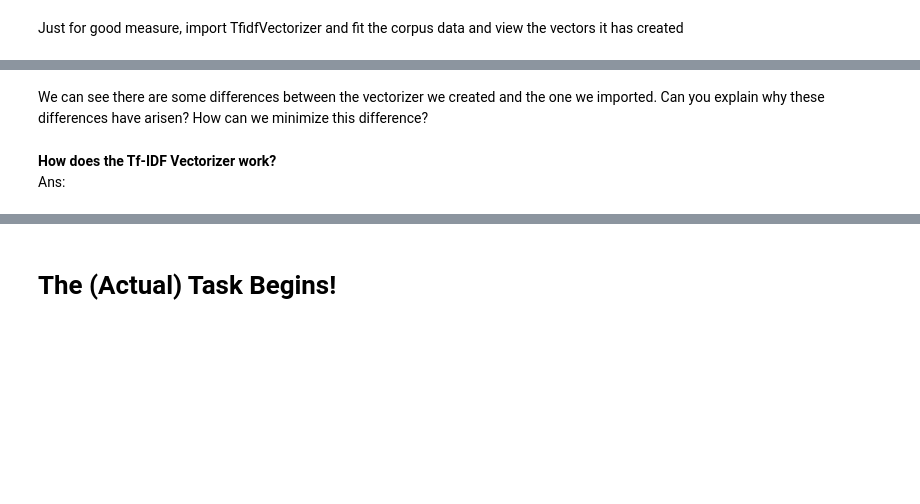
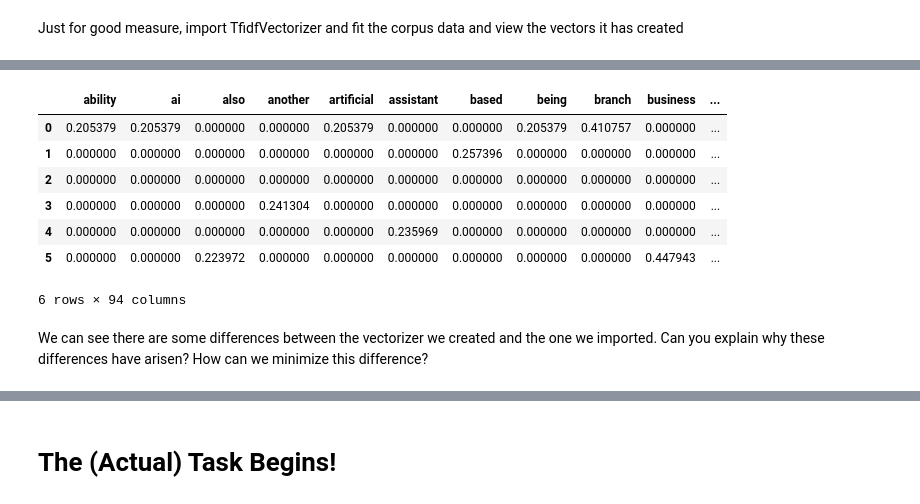
Before and after one commit to dhvanithakkar/Synapse, a Jupyter notebook: SynapseNLP_Week1.ipynb, the cells around one changed output, grey strips where cells are left out. Drawn from its saved outputs; the diff is of its cells as text; code cells hidden in the pictures; blank space fills up the shorter version.

```diff
--- a/SynapseNLP_Week1.ipynb
+++ b/SynapseNLP_Week1.ipynb
@@ -391,3 +449,6 @@ Just for good measure, import TfidfVectorizer and fit the corpus data and view t
 # %%
 from sklearn.feature_extraction.text import TfidfVectorizer
 #ngram_range ad max_features for tf-idf are also important
+tv = TfidfVectorizer()
+y = tv.fit_transform(corp).toarray()
+y[0]
@@ -394,7 +475,15 @@ from sklearn.feature_extraction.text import TfidfVectorizer
 # %%
 #Again, use get_feature_names_out function does and make a dataframe
+y_df = pd.DataFrame(data=y,columns=tv.get_feature_names_out())
+y_df
+# %% [output]
+|  | ability | ai | also | another | artificial | assistant | based | being | branch | business | ... |
+| 0 | 0.205379 | 0.205379 | 0.000000 | 0.000000 | 0.205379 | 0.000000 | 0.000000 | 0.205379 | 0.410757 | 0.000000 | ... |
+| 1 | 0.000000 | 0.000000 | 0.000000 | 0.000000 | 0.000000 | 0.000000 | 0.257396 | 0.000000 | 0.000000 | 0.000000 | ... |
+| 2 | 0.000000 | 0.000000 | 0.000000 | 0.000000 | 0.000000 | 0.000000 | 0.000000 | 0.000000 | 0.000000 | 0.000000 | ... |
+| 3 | 0.000000 | 0.000000 | 0.000000 | 0.241304 | 0.000000 | 0.000000 | 0.000000 | 0.000000 | 0.000000 | 0.000000 | ... |
+| 4 | 0.000000 | 0.000000 | 0.000000 | 0.000000 | 0.000000 | 0.235969 | 0.000000 | 0.000000 | 0.000000 | 0.000000 | ... |
+| 5 | 0.000000 | 0.000000 | 0.223972 | 0.000000 | 0.000000 | 0.000000 | 0.000000 | 0.000000 | 0.000000 | 0.447943 | ... |
+6 rows × 94 columns
 # %% [markdown]
 We can see there are some differences between the vectorizer we created and the one we imported. Can you explain why these differences have arisen? How can we minimize this difference?
-# %% [markdown]
-**How does the Tf-IDF Vectorizer work?** <br>
-Ans:
```
Also changed, not shown: parts of 54 cells of this notebook.
